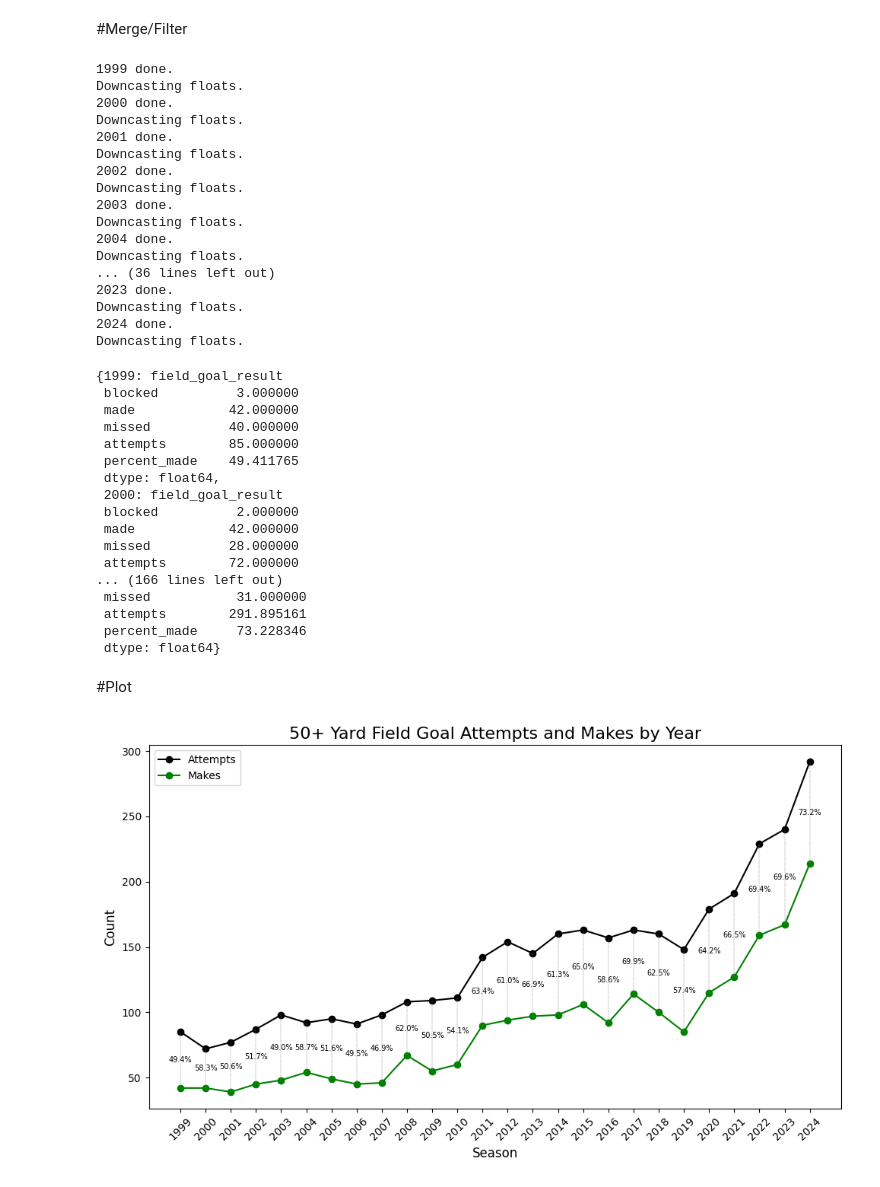
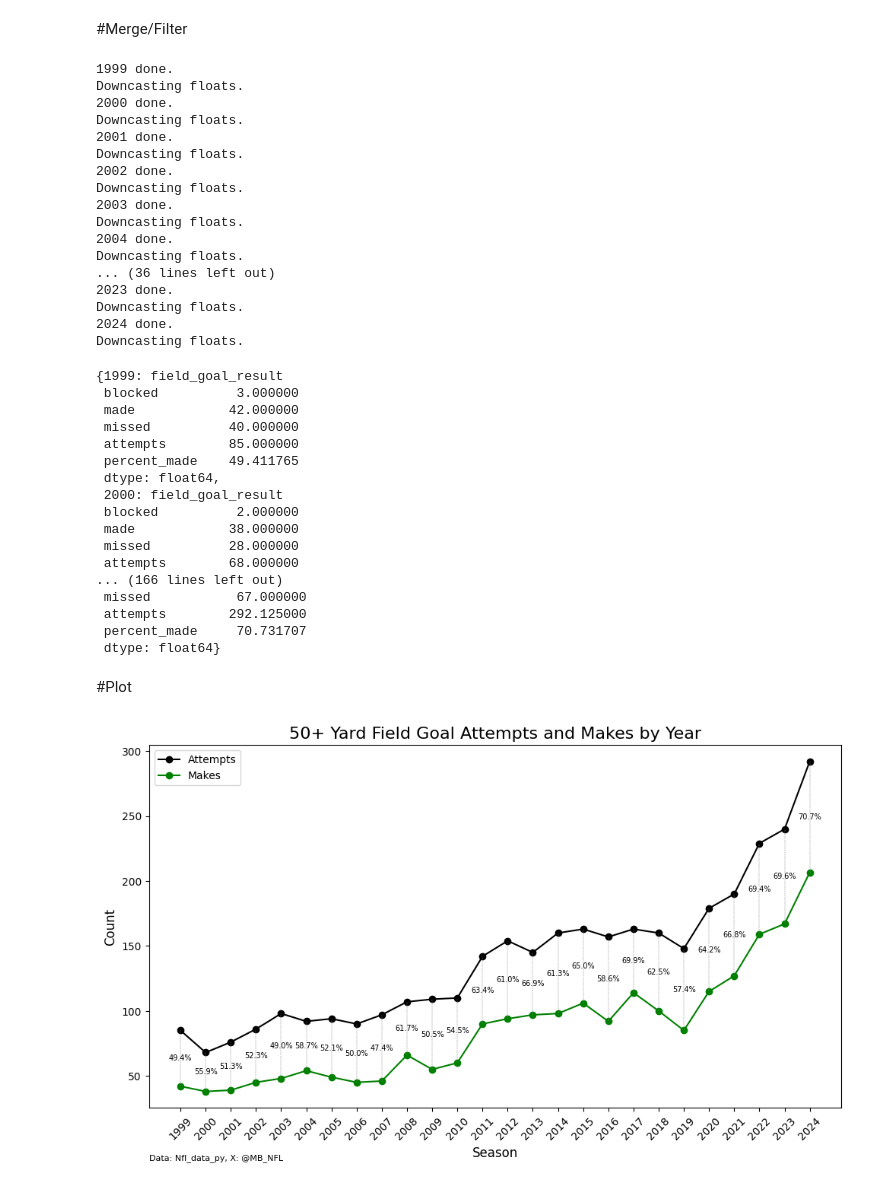
Before and after one commit to mbastian2/2024-50-yd-Fgs, a Jupyter notebook: 50yd_Fgs.ipynb, the cells around one changed output. Drawn from its saved outputs; the diff is of its cells as text; code cells hidden in the pictures.

```diff
--- a/50yd_Fgs.ipynb
+++ b/50yd_Fgs.ipynb
@@ -38,9 +40,13 @@ yearly_results = {}
 for year in range(1999, 2025):
     try:
         pbp = nfl.import_pbp_data([year])
-        pbp = pbp[['field_goal_result', 'kick_distance', 'play_type']]
+        pbp = pbp[['field_goal_result', 'kick_distance', 'play_type', 'fixed_drive_result']]
         pbp = pbp[pbp['play_type'] == 'field_goal']
         pbp = pbp[pbp['kick_distance'] >= 50]
+        pbp = pbp[
+          (pbp['fixed_drive_result'].isin(['Missed field goal', 'Field goal'])) |
+          ((pbp['fixed_drive_result'] == 'Opp touchdown') & (pbp['field_goal_result'] == 'blocked'))
+        ]
         pbp = pbp[['field_goal_result', 'kick_distance']]
         fg = pbp.groupby(['field_goal_result']).size()
         fg['attempts'] = fg.get('made', 0) + fg.get('missed', 0) + fg.get('blocked')
@@ -50,7 +56,7 @@ for year in range(1999, 2025):
         print(f"An error occurred for year {year}: {e}")
 
 year_2024 = yearly_results[2024]
-attempts_per_game = year_2024['attempts'] / game_count #Change Based on Point in Season
+attempts_per_game = year_2024['attempts'] / game_count
 makes_per_game = year_2024['made'] / game_count
 total_attempts_2024 = attempts_per_game * 285
 total_makes_2024 = makes_per_game * 285
@@ -85,41 +91,42 @@ Downcasting floats.
  dtype: float64,
  2000: field_goal_result
  blocked          2.000000
- made            42.000000
+ made            38.000000
  missed          28.000000
- attempts        72.000000
+ attempts        68.000000
 ... (166 lines left out)
- missed           31.000000
- attempts        291.895161
- percent_made     73.228346
+ missed           67.000000
+ attempts        292.125000
+ percent_made     70.731707
  dtype: float64}
 # %% [markdown]
 #Plot
 # %%
 #Merge and Filter
 years = list(yearly_results.keys())
 attempts = [yearly_results[year]['attempts'] for year in years]
 made = [yearly_results[year].get('made', 0) for year in years]
 percent_made = [yearly_results[year].get('percent_made', 0) for year in years]
 
 #Create Graph
 plt.figure(figsize=(10, 6))
 plt.plot(years, attempts, label='Attempts', marker='o', color='black')
 plt.plot(years, made, label='Makes', marker='o', color='g')
 plt.title('50+ Yard Field Goal Attempts and Makes by Year', fontsize=16)
 plt.xlabel('Season', fontsize=12)
 plt.ylabel('Count', fontsize=12)
 plt.legend()
 plt.grid(False)
 plt.xticks(years, rotation=45)
 plt.tight_layout()
 
 #Annotate Graph
 for i, year in enumerate(years):
     plt.vlines(x=year, ymin=made[i], ymax=attempts[i], colors='gray', linestyles='dashed', lw=0.35)
     plt.text(year, (made[i] + attempts[i]) / 2, f"{percent_made[i]:.1f}%",
              horizontalalignment='center', verticalalignment='center', fontsize=7, color='black')
 
+plt.text(0, -0.15, 'Data: Nfl_data_py, X: @MB_NFL', ha='left', va='bottom', fontsize=8, transform=plt.gca().transAxes)
 plt.show()
 # %% [output]
-[figure, old version]
+[figure, new version]
```
Also changed, not shown: parts of 2 cells of this notebook.
